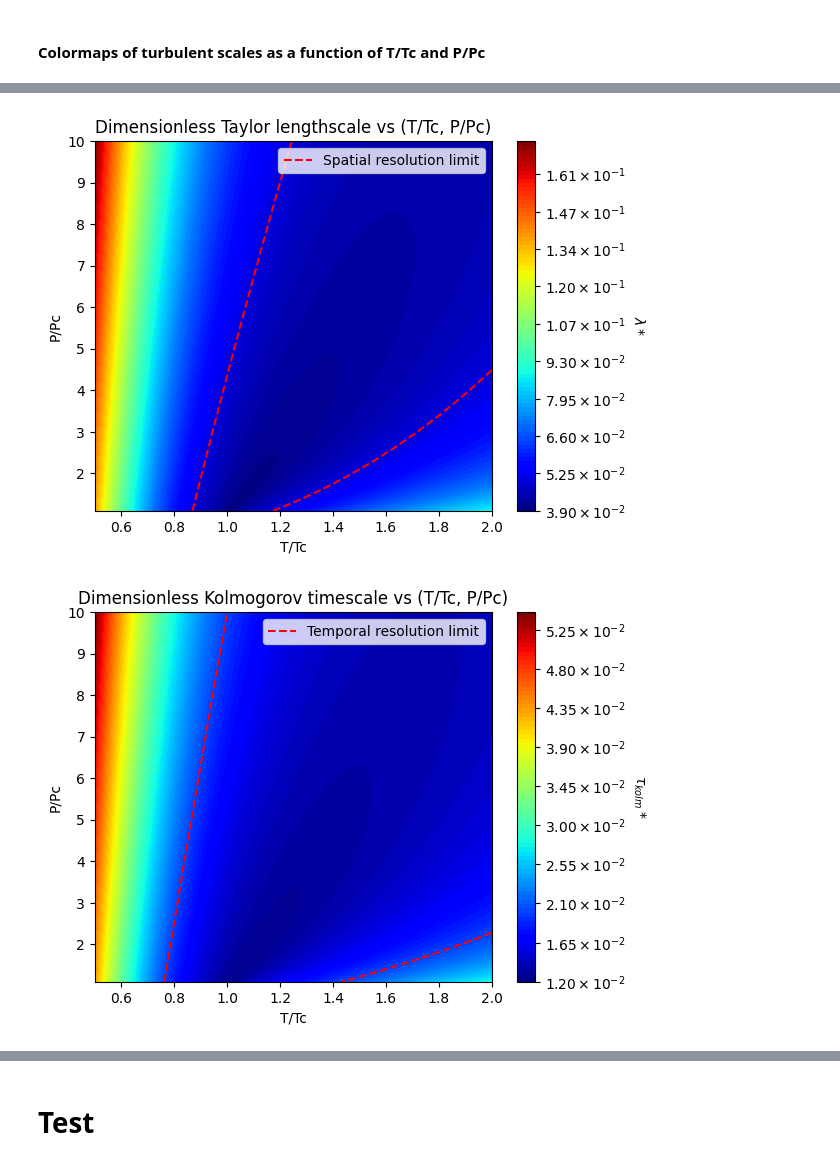
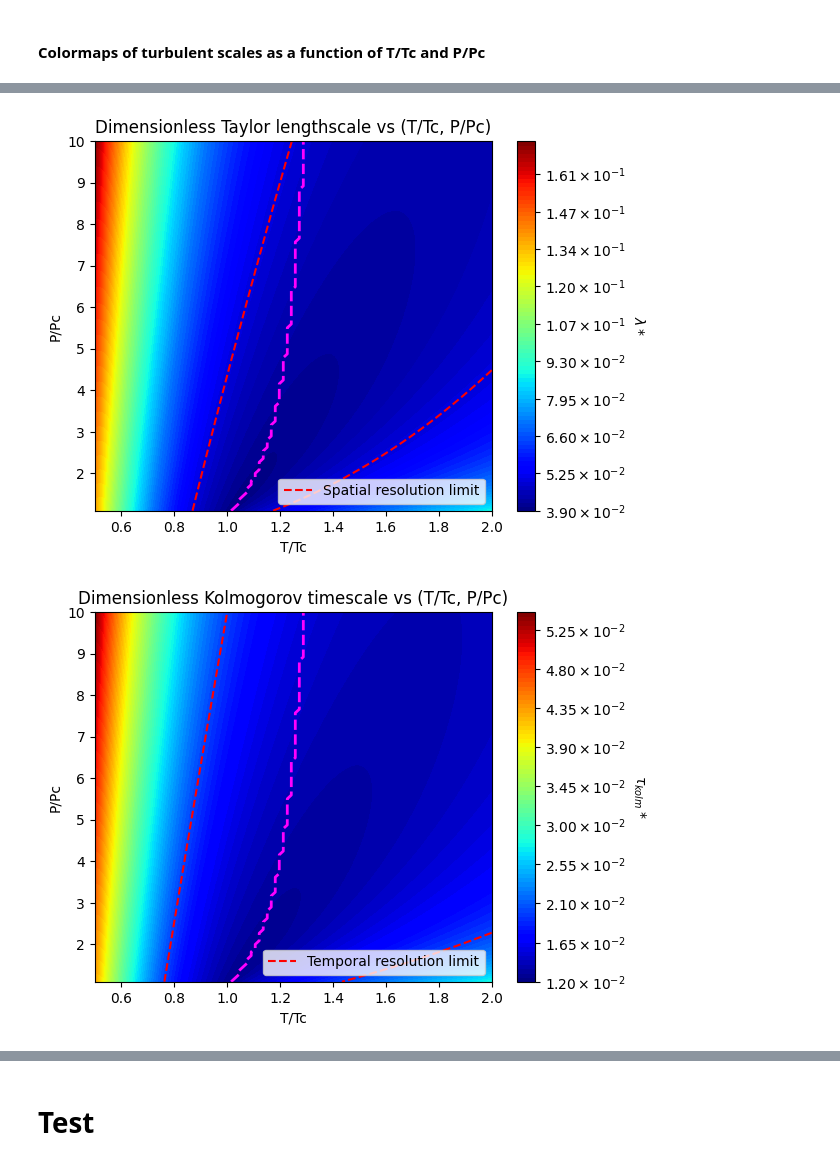
Before and after one commit to henri-avec-un-i/UPC_internship, a Jupyter notebook: caracterisation_of_turbulent_scales_dimensionless.ipynb, the cells around one changed output, grey strips where cells are left out. Drawn from its saved outputs; the diff is of its cells as text; code cells hidden in the pictures.

Commit message:
With pseudo boiling line, Guillhem's way

```diff
--- a/caracterisation_of_turbulent_scales_dimensionless.ipynb
+++ b/caracterisation_of_turbulent_scales_dimensionless.ipynb
@@ -490,3 +507,14 @@ def interest_parameters(U, L, P_list_SI, T_list_SI, gas_object, gas_transport_co
+# %%
+def extract_T_P(T_list_r, P_list_r, max_c_p_coordinates):
+
+    pseudo_boiling_temperature_values = []
+    pseudo_boiling_pressure_values = []
+
+    for i in range(len(max_c_p_coordinates)):
+        pseudo_boiling_pressure_values.append(P_list_r[max_c_p_coordinates[i][0]])
+        pseudo_boiling_temperature_values.append(T_list_r[max_c_p_coordinates[i][1]])
+
+    return pseudo_boiling_temperature_values, pseudo_boiling_pressure_values
 # %% [markdown]
 ## Turbulent scales calculation functions
 # %%
@@ -687,7 +726,7 @@ def plot_lambda_star_PvsT(T_list_r, P_list_r, lambda_star_array, relative_spatia
     # Show the plot
     plt.show()
 # %%
-def plot_tau_kolm_star_array_PvsT(T_list_r, P_list_r, tau_kolm_star_array, relative_temporal_resolution_limit, T_r_log_scale=True, P_r_log_scale=True, tau_kolm_star_log_scale=False, colormap='jet', nbr_of_contours=10):
+def plot_tau_kolm_star_array_PvsT(T_list_r, P_list_r, tau_kolm_star_array, relative_temporal_resolution_limit, pseudo_boiling_temperature_values, pseudo_boiling_pressure_values, T_r_log_scale=True, P_r_log_scale=True, tau_kolm_star_log_scale=False, colormap='jet', nbr_of_contours=10):
     """
     Plot the tau_kolm_star_array, ie dimensionless Kolmogorov timescale, as a function of (T/Tc, P/Pc).
 
@@ -696,6 +735,8 @@ def plot_tau_kolm_star_array_PvsT(T_list_r, P_list_r, tau_kolm_star_array, relat
         P_list_r (array-like): List of pressure values.
         tau_kolm_star_array (array-like): Array of tau_kolm_star number values.
         relative_temporal_resolution_limit (float): relative (ie dimensionless, absolute_resolution/L) spatial resolution limit of experimental setup
+        pseudo_boiling_temperature_values (array-like): List of temperature values for the pseudo boiling curve.
+        pseudo_boiling_pressure_values (array-like): List of pressure values for the pseudo boiling curve.
         T_r_log_scale (bool): Set logarithmic scale for the X-axis if True. Default is True.
         P_r_log_scale (bool): Set logarithmic scale for the Y-axis if True. Default is True.
         tau_kolm_star_log_scale (bool): Set logarithmic scale for the tau_kolm_star number values if True. Default is False.
@@ -717,6 +758,10 @@ def plot_tau_kolm_star_array_PvsT(T_list_r, P_list_r, tau_kolm_star_array, relat
 
     # Add the isoline of the relative spatial resolution limit
     resolution_limit_line = plt.contour(T_list_r, P_list_r, tau_kolm_star_array, levels=[relative_temporal_resolution_limit], colors='red', linestyles='dashed')
+
+    # Pseudo Boiling Curve
+    plt.plot(pseudo_boiling_temperature_values, pseudo_boiling_pressure_values, color='magenta', linestyle='dashed', linewidth=2)
+
 
     # Format function for scientific notation on the axis
     def fmt(x, pos):
@@ -1811,3 +1864,6 @@ rho_array, mu_array, nu_array, kappa_array, sos_array, c_p_array, Re_array, Ec_a
+# %%
+max_c_p_coordinates = find_max_coordinates(c_p_array)
+pseudo_boiling_temperature_values, pseudo_boiling_pressure_values = extract_T_P(T_list_r, P_list_r, max_c_p_coordinates)
 # %% [markdown]
 Here the calculation of turbulent scale arrays
 # %%
@@ -1886,8 +1946,10 @@ plot_eta_star_PvsT(T_list_r, P_list_r, eta_star_array, relative_spatial_resoluti
 # %%
-plot_lambda_star_PvsT(T_list_r, P_list_r, lambda_star_array, relative_spatial_resolution_limit=5e-2, T_r_log_scale=False, P_r_log_scale=False, lambda_star_log_scale=False, colormap='jet', nbr_of_contours=100)
+plot_lambda_star_PvsT(T_list_r, P_list_r, lambda_star_array, relative_spatial_resolution_limit, pseudo_boiling_temperature_values, pseudo_boiling_pressure_values, T_r_log_scale=False, P_r_log_scale=False, lambda_star_log_scale=False, colormap='jet', nbr_of_contours=100)
 # %% [output]
-[figure, old version]
+[figure, new version]
+# %%
+relative_temporal_resolution_limit=2e-2
 # %%
-plot_tau_kolm_star_array_PvsT(T_list_r, P_list_r, tau_kolm_star_array, relative_temporal_resolution_limit=2e-2, T_r_log_scale=False, P_r_log_scale=False, tau_kolm_star_log_scale=False, colormap='jet', nbr_of_contours=100)
+plot_tau_kolm_star_array_PvsT(T_list_r, P_list_r, tau_kolm_star_array, relative_temporal_resolution_limit, pseudo_boiling_temperature_values, pseudo_boiling_pressure_values, T_r_log_scale=False, P_r_log_scale=False, tau_kolm_star_log_scale=False, colormap='jet', nbr_of_contours=100)
 # %% [output]
-[figure, old version]
+[figure, new version]
```
Also changed, not shown: parts of 19 cells of this notebook, 1 other file.
